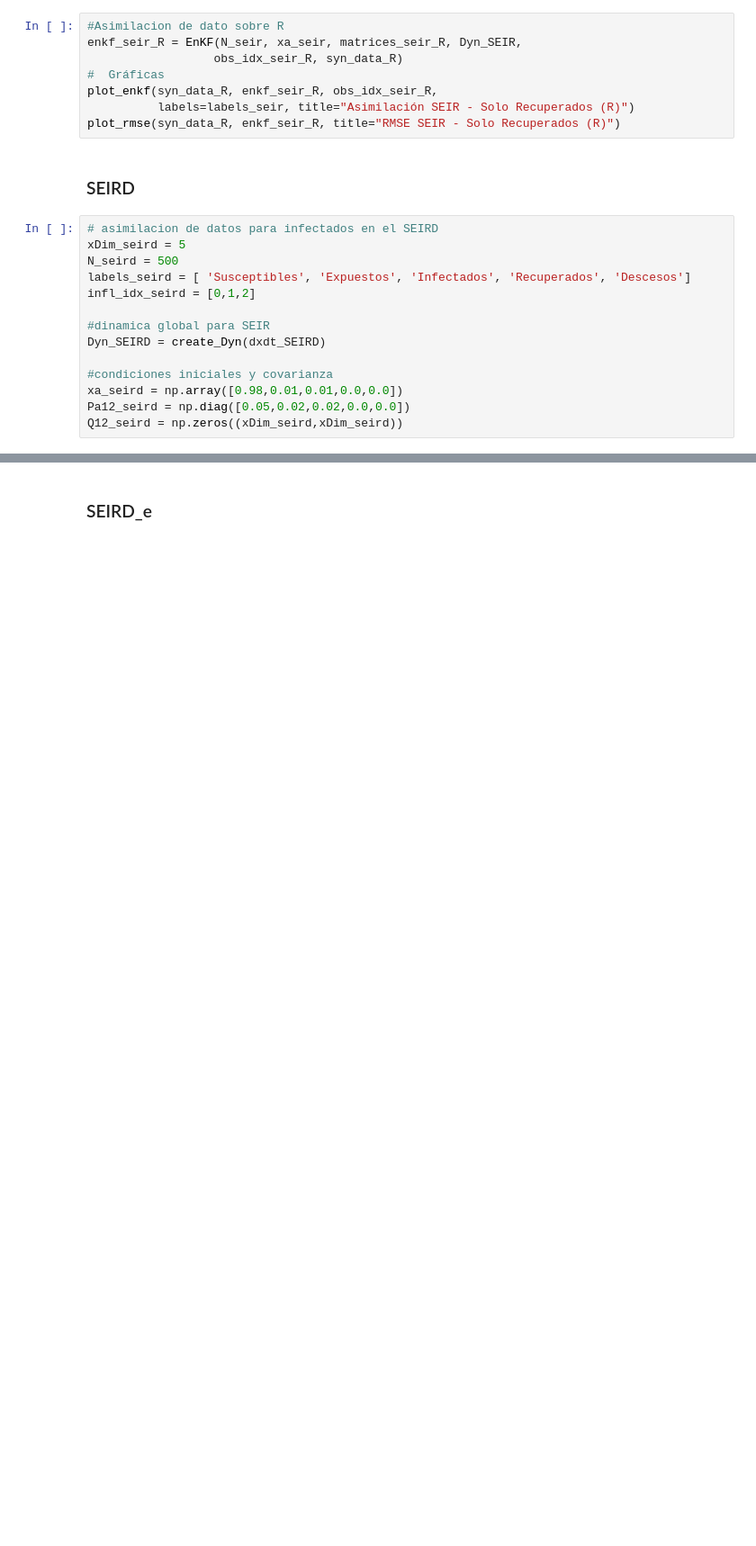
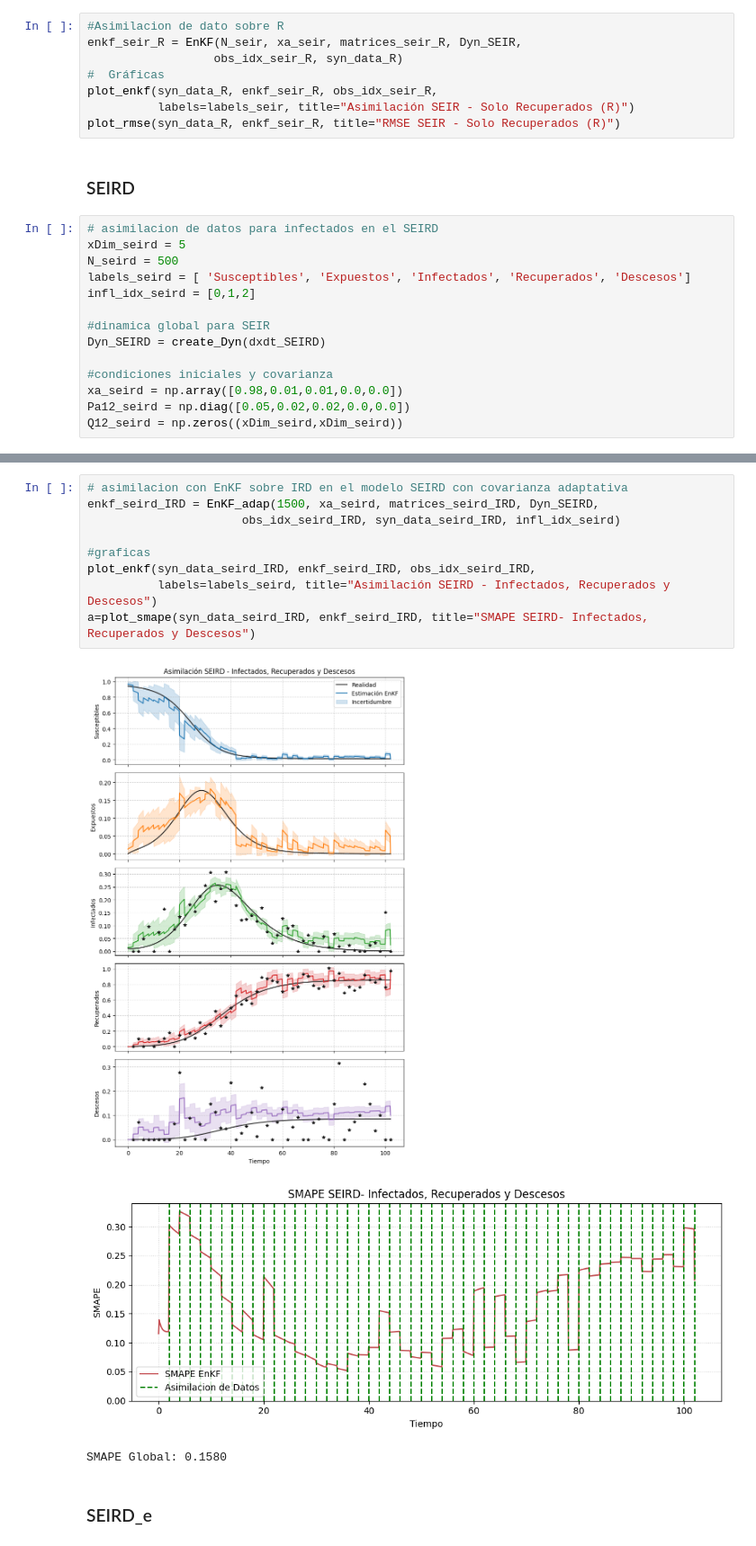
Before and after one commit to Raldulff/SIR-EnKF, a Jupyter notebook: SIR_EnKF.ipynb, the cells around one changed output, grey strips where cells are left out. Shown at 90% size. Saved outputs shown, nothing was run; the diff lists cells and outputs as text; blank space fills up the shorter version.

```diff
--- a/SIR_EnKF.ipynb
+++ b/SIR_EnKF.ipynb
@@ -732,3 +936,16 @@ plot_rmse(syn_data_seird_IRD, enkf_seird_IRD, title="RMSE SEIRD- Infectados, Rec
+# %%
+# asimilacion con EnKF sobre IRD en el modelo SEIRD con covarianza adaptativa
+enkf_seird_IRD = EnKF_adap(1500, xa_seird, matrices_seird_IRD, Dyn_SEIRD,
+                      obs_idx_seird_IRD, syn_data_seird_IRD, infl_idx_seird)
+
+#graficas
+plot_enkf(syn_data_seird_IRD, enkf_seird_IRD, obs_idx_seird_IRD,
+          labels=labels_seird, title="Asimilación SEIRD - Infectados, Recuperados y Descesos")
+a=plot_smape(syn_data_seird_IRD, enkf_seird_IRD, title="SMAPE SEIRD- Infectados, Recuperados y Descesos")
+# %% [output]
+[figure, added]
+[figure, added]
+SMAPE Global: 0.1580
 # %% [markdown]
 ### SEIRD_e
 # %%
```
Also changed, not shown: parts of 21 cells of this notebook.
